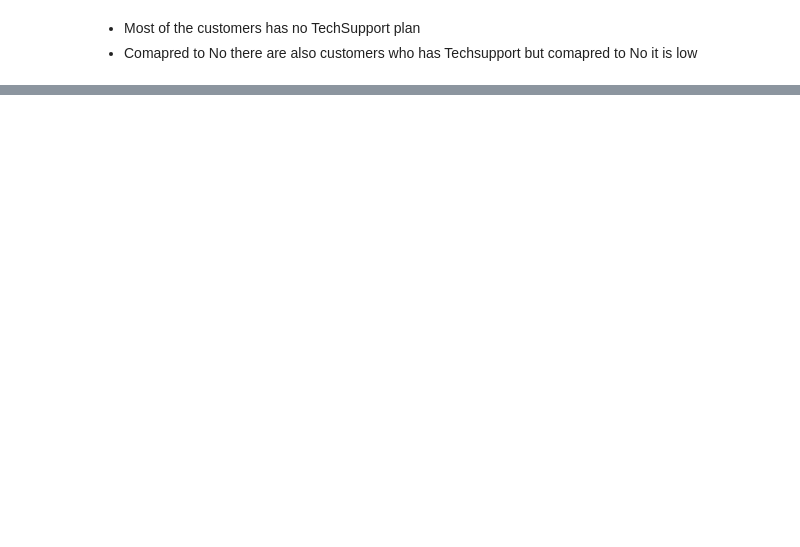
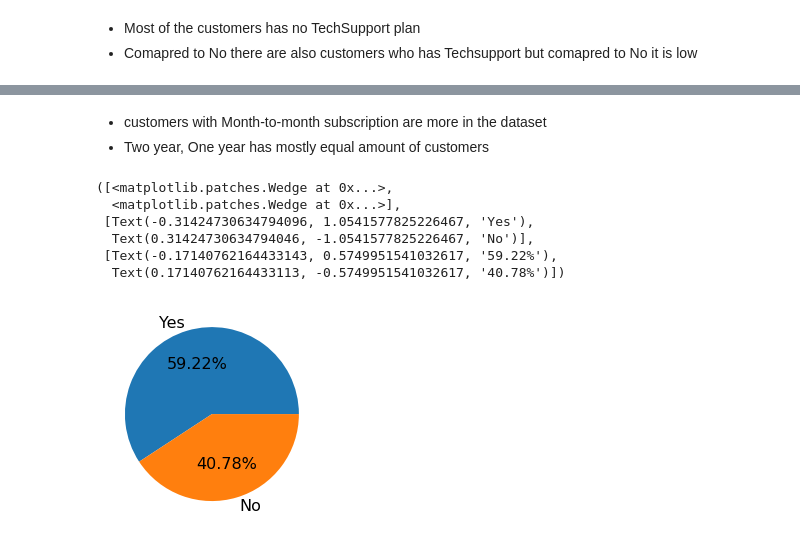
Before and after one commit to akhilmatta89/DT_Evaluation_Projects, a Jupyter notebook: Customer_Churn_Analaysis/customer_churn.ipynb, the cells around one changed output, grey strips where cells are left out. Cells and saved outputs as stored; diff of their text form; code cells hidden in the pictures; blank space fills up the shorter version.

```diff
--- a/Customer_Churn_Analaysis/customer_churn.ipynb
+++ b/Customer_Churn_Analaysis/customer_churn.ipynb
@@ -361,0 +403,14 @@ plt.pie(df['TechSupport'].value_counts(),autopct='%1.2f%%',labels=labels,shadow=
+# %% [markdown]
+- customers with Month-to-month subscription are more in the dataset
+- Two year, One year has mostly equal amount of customers
+# %%
+labels = ['Yes','No']
+plt.pie(df['PaperlessBilling'].value_counts(),autopct='%1.2f%%',labels=labels)
+# %% [output]
+([<matplotlib.patches.Wedge at 0x...>,
+  <matplotlib.patches.Wedge at 0x...>],
+ [Text(-0.31424730634794096, 1.0541577825226467, 'Yes'),
+  Text(0.31424730634794046, -1.0541577825226467, 'No')],
+ [Text(-0.17140762164433143, 0.5749951541032617, '59.22%'),
+  Text(0.17140762164433113, -0.5749951541032617, '40.78%')])
+[figure, added]
```
Also changed, not shown: parts of 96 cells of this notebook, 2 other files.
